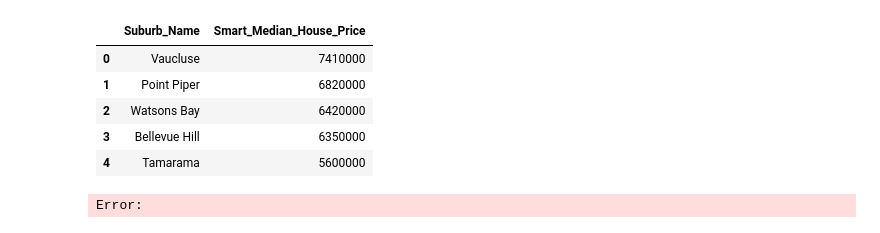
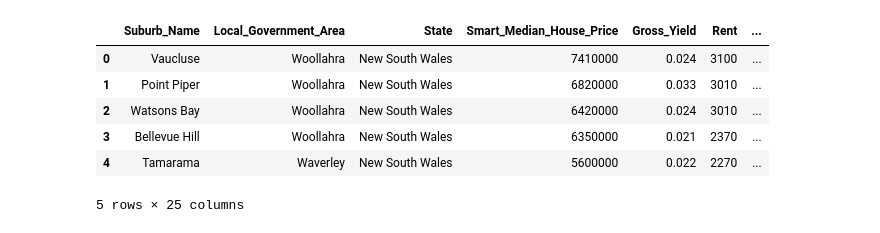
Before and after one commit to Zhangcj330/Property-Agent, a Jupyter notebook: backend/db/import.ipynb, the cells around one changed output. Drawn from its saved outputs; the diff is of its cells as text; code cells hidden in the pictures.

```diff
--- a/backend/db/import.ipynb
+++ b/backend/db/import.ipynb
@@ -23,16 +22,16 @@ Error:
 # %%
 # 查 top 5 房价最高的 suburb
 con.execute("""
-SELECT Suburb_Name, Smart_Median_House_Price
+SELECT *
 FROM suburbs
 ORDER BY Smart_Median_House_Price DESC
 LIMIT 5
 """).fetchdf()
 # %% [output]
-|  | Suburb_Name | Smart_Median_House_Price |
-| 0 | Vaucluse | 7410000 |
-| 1 | Point Piper | 6820000 |
-| 2 | Watsons Bay | 6420000 |
-| 3 | Bellevue Hill | 6350000 |
-| 4 | Tamarama | 5600000 |
+|  | Suburb_Name | Local_Government_Area | State | Smart_Median_House_Price | Gross_Yield | Rent | ... |
+| 0 | Vaucluse | Woollahra | New South Wales | 7410000 | 0.024 | 3100 | ... |
+| 1 | Point Piper | Woollahra | New South Wales | 6820000 | 0.033 | 3010 | ... |
+| 2 | Watsons Bay | Woollahra | New South Wales | 6420000 | 0.024 | 3010 | ... |
+| 3 | Bellevue Hill | Woollahra | New South Wales | 6350000 | 0.021 | 2370 | ... |
+| 4 | Tamarama | Waverley | New South Wales | 5600000 | 0.022 | 2270 | ... |
-Error:
+5 rows × 25 columns
```
Also changed, not shown: parts of 1 cell of this notebook, 11 other files.
